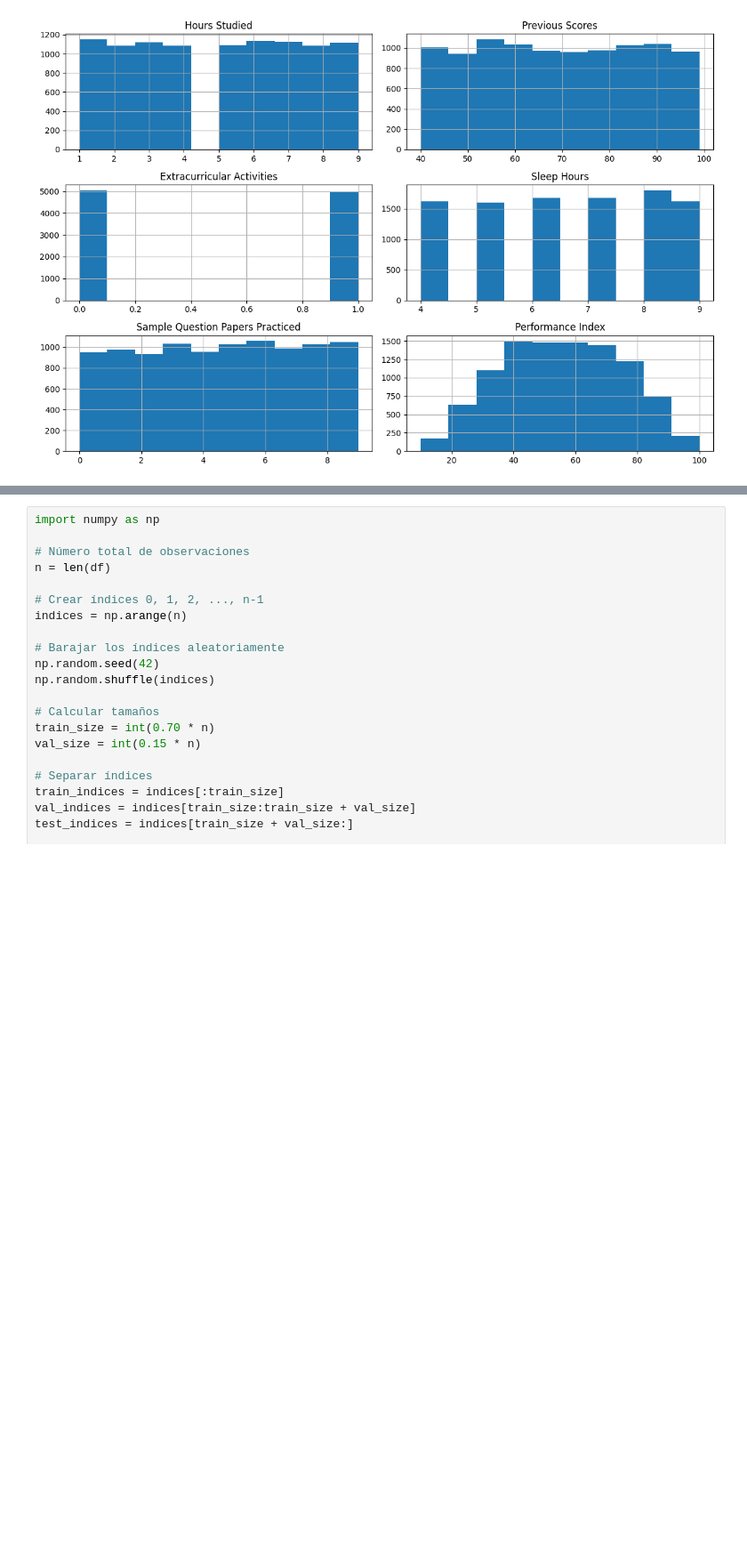
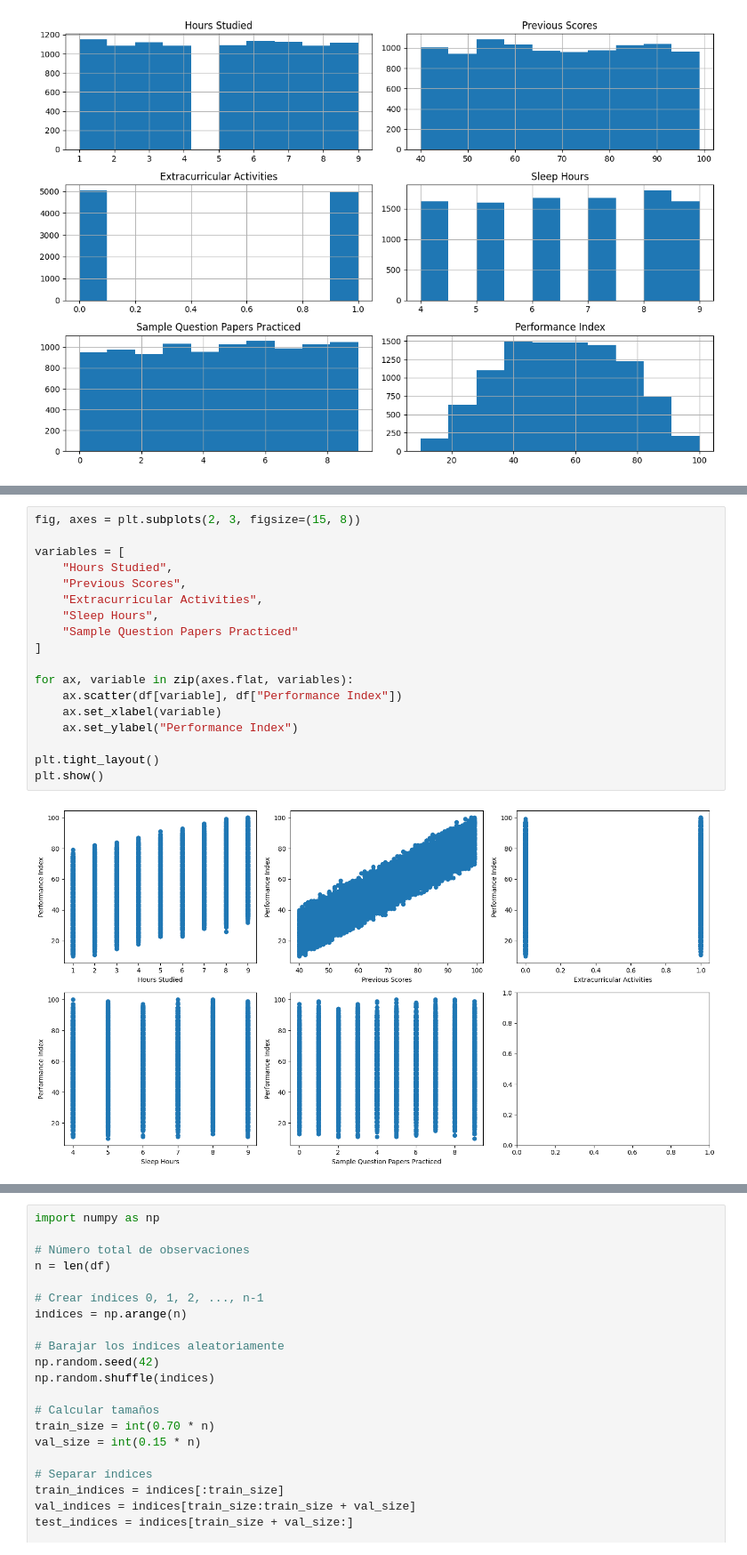
Before and after one commit to danimendez12/Tarea_IA, a Jupyter notebook: Notebook.ipynb, the cells around one changed output, grey strips where cells are left out. Shown at 89% size. Saved outputs shown, nothing was run; the diff lists cells and outputs as text; blank space fills up the shorter version.

```diff
--- a/Notebook.ipynb
+++ b/Notebook.ipynb
@@ -172,0 +224,20 @@ plt.show()
+# %%
+fig, axes = plt.subplots(2, 3, figsize=(15, 8))
+
+variables = [
+    "Hours Studied",
+    "Previous Scores",
+    "Extracurricular Activities",
+    "Sleep Hours",
+    "Sample Question Papers Practiced"
+]
+
+for ax, variable in zip(axes.flat, variables):
+    ax.scatter(df[variable], df["Performance Index"])
+    ax.set_xlabel(variable)
+    ax.set_ylabel("Performance Index")
+
+plt.tight_layout()
+plt.show()
+# %% [output]
+[figure, added]
```
Also changed, not shown: parts of 10 cells of this notebook.
